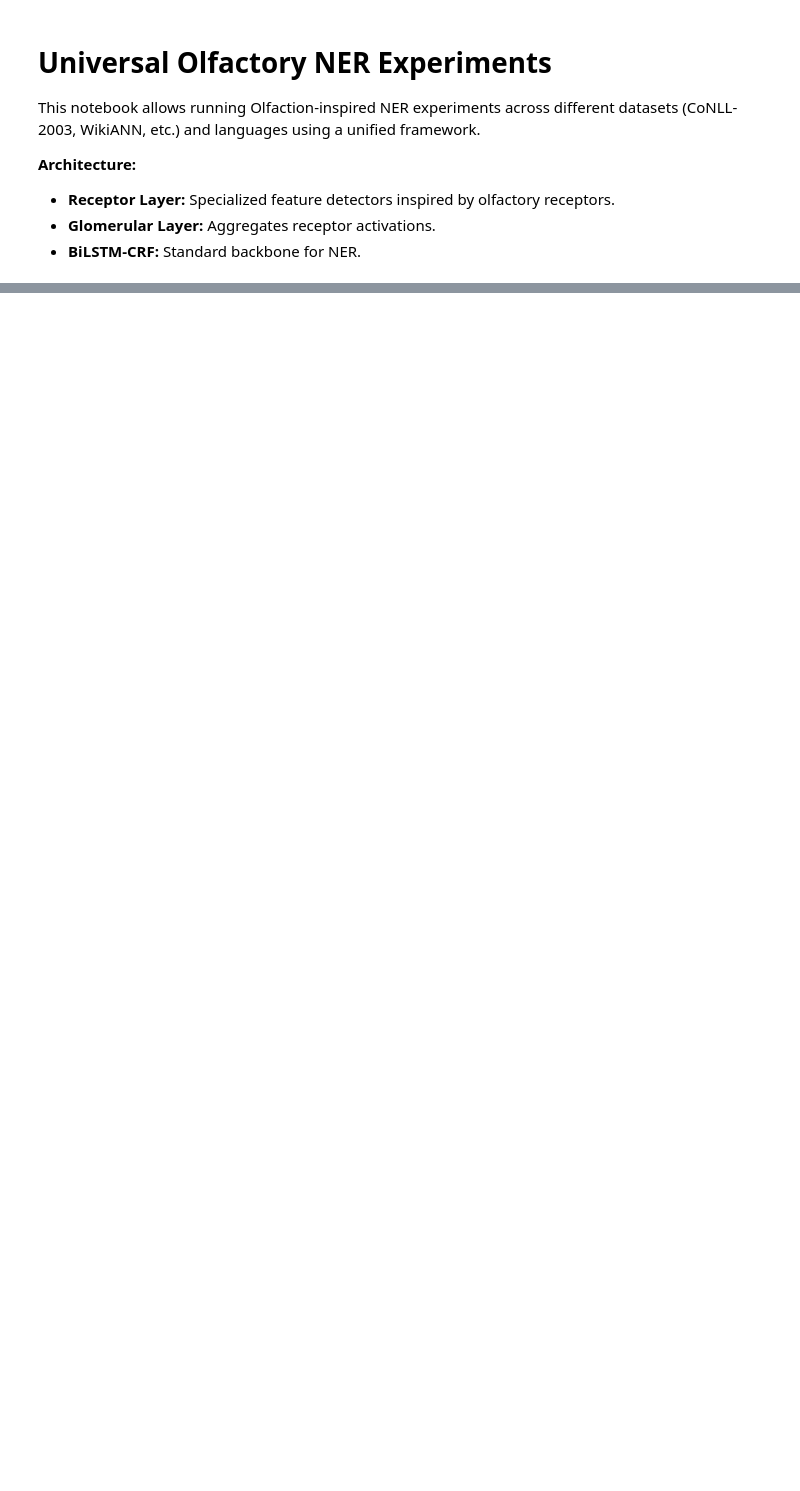
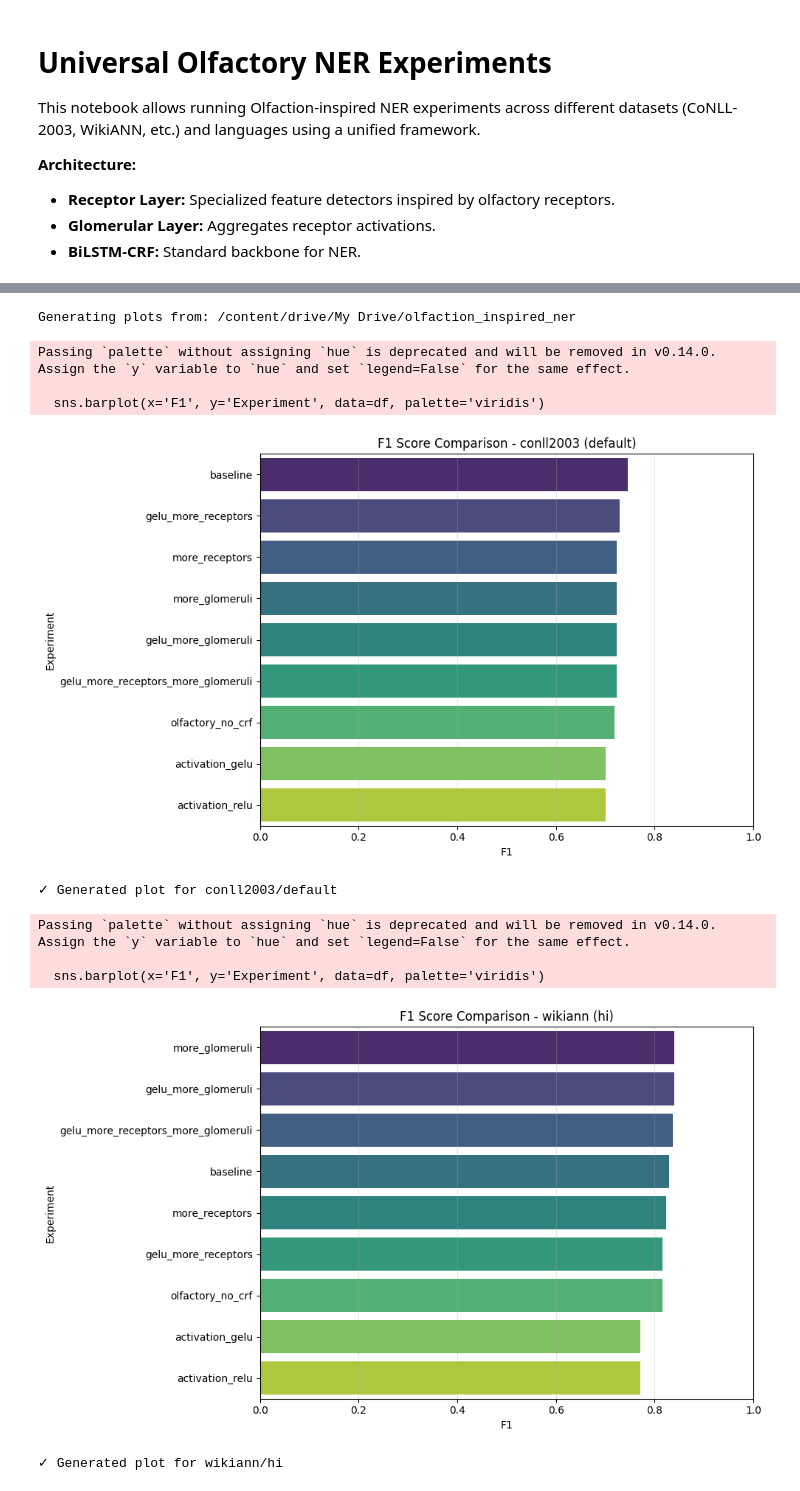
Before and after one commit to bhushan1729/olfaction-inspired-ner, a Jupyter notebook: notebooks/universal_experiments.ipynb, the cells around one changed output, grey strips where cells are left out. Drawn from its saved outputs; the diff is of its cells as text; code cells hidden in the pictures; blank space fills up the shorter version.

Commit message:
all experiments done

```diff
--- a/notebooks/universal_experiments.ipynb
+++ b/notebooks/universal_experiments.ipynb
@@ -285,0 +531,78 @@ Passing `palette` without assigning `hue` is deprecated and will be removed in v
+# %%
+# @title 4. Compare Results (F1 Score Bar Plots for All Datasets)
+import os
+import json
+import pandas as pd
+import seaborn as sns
+import matplotlib.pyplot as plt
+
+# Setup paths
+if 'BASE_SAVE_DIR' not in locals():
+    BASE_SAVE_DIR = '/content/drive/My Drive/olfaction_inspired_ner' if os.path.exists('/content/drive') else './results'
+
+print(f"Generating plots from: {BASE_SAVE_DIR}")
+
+if not os.path.exists(BASE_SAVE_DIR):
+    print("Results directory not found.")
+else:
+    # Scan for datasets
+    datasets_found = [d for d in os.listdir(BASE_SAVE_DIR) if os.path.isdir(os.path.join(BASE_SAVE_DIR, d))]
+
+    for dataset_name in datasets_found:
+        d_path = os.path.join(BASE_SAVE_DIR, dataset_name)
+        languages = [l for l in os.listdir(d_path) if os.path.isdir(os.path.join(d_path, l))]
+
+        for lang in languages:
+            full_results_dir = os.path.join(d_path, lang)
+            viz_dir = os.path.join(full_results_dir, 'visualizations')
+            os.makedirs(viz_dir, exist_ok=True)
+
+            # Collect metrics for this dataset/language
+            metrics = []
+            experiments = [e for e in os.listdir(full_results_dir) if os.path.isdir(os.path.join(full_results_dir, e)) and e != 'visualizations']
+
+            for exp in experiments:
+                res_path = os.path.join(full_results_dir, exp, 'results.json')
+                if os.path.exists(res_path):
+                    try:
+                        with open(res_path, 'r') as f:
+                            data = json.load(f)
+                        metrics.append({
+                            'Experiment': exp,
+                            'F1': data['test']['f1']
+                        })
+                    except:
+                        pass
+
+            # Plot
+            if metrics:
+                df = pd.DataFrame(metrics)
+                df = df.sort_values(by='F1', ascending=False)
+
+                plt.figure(figsize=(10, 6))
+                sns.barplot(x='F1', y='Experiment', data=df, palette='viridis')
+                plt.title(f'F1 Score Comparison - {dataset_name} ({lang})')
+                plt.xlim(0, 1.0)
+                plt.grid(axis='x', alpha=0.3)
+                plt.tight_layout()
+
+                # Save and Show
+                save_path = os.path.join(viz_dir, 'f1_comparison.png')
+                plt.savefig(save_path, dpi=300)
+                plt.show()
+                print(f"✓ Generated plot for {dataset_name}/{lang}")
+                plt.close()
+            else:
+                print(f"No results found for {dataset_name}/{lang}")
+# %% [output]
+Generating plots from: /content/drive/My Drive/olfaction_inspired_ner
+Passing `palette` without assigning `hue` is deprecated and will be removed in v0.14.0. Assign the `y` variable to `hue` and set `legend=False` for the same effect.
+
+  sns.barplot(x='F1', y='Experiment', data=df, palette='viridis')
+[figure, added]
+✓ Generated plot for conll2003/default
+Passing `palette` without assigning `hue` is deprecated and will be removed in v0.14.0. Assign the `y` variable to `hue` and set `legend=False` for the same effect.
+
+  sns.barplot(x='F1', y='Experiment', data=df, palette='viridis')
+[figure, added]
+✓ Generated plot for wikiann/hi
```
Also changed, not shown: parts of 13 cells of this notebook.
